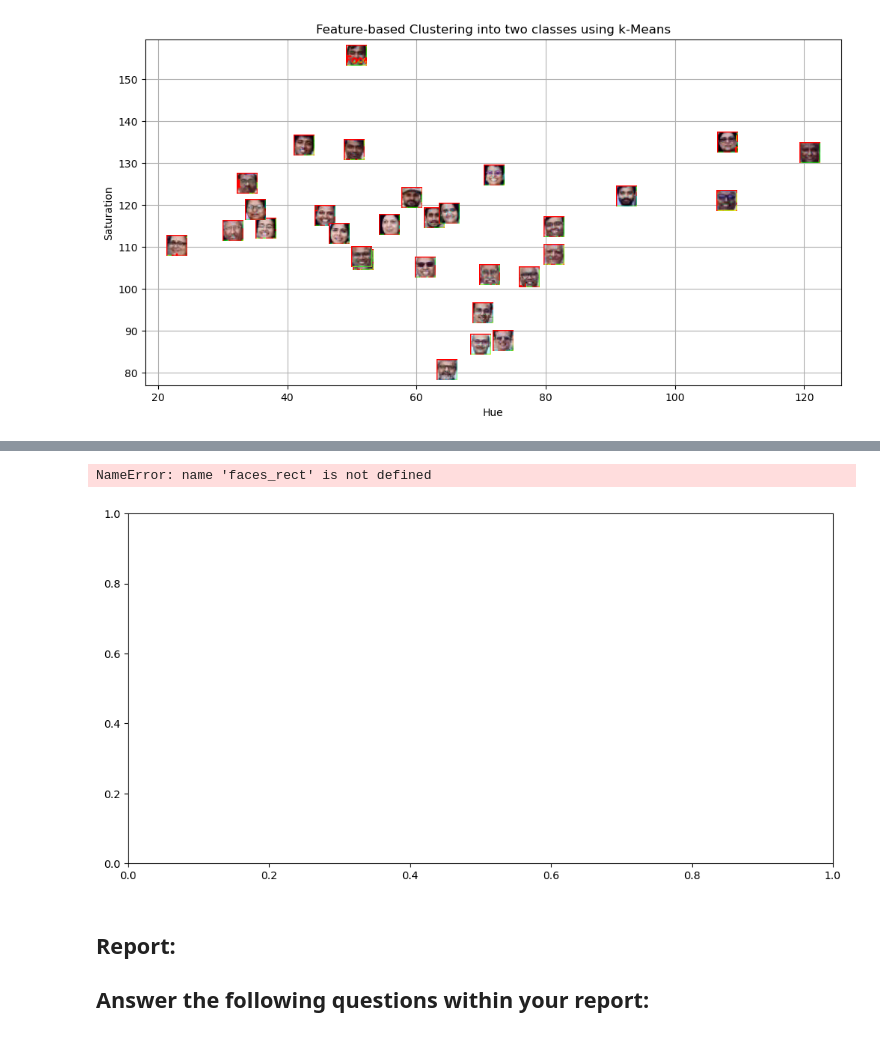
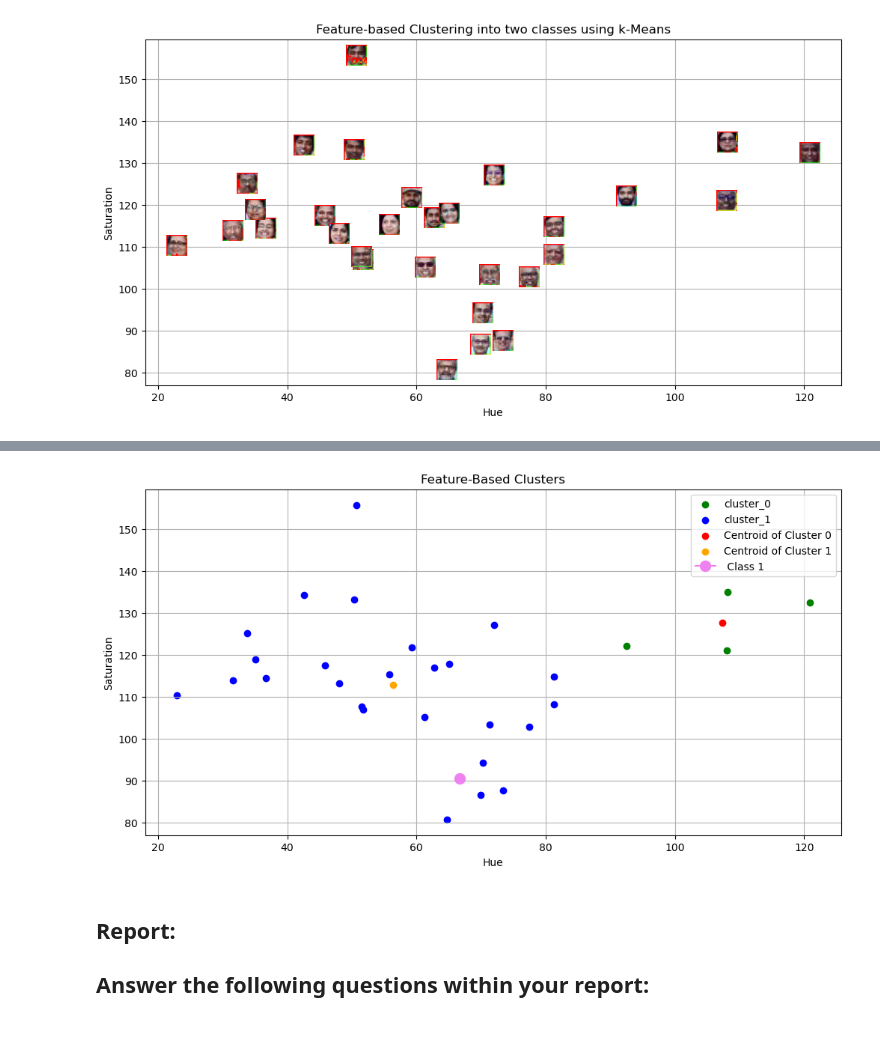
Before and after one commit to niyatidoesntcode/Distance-Based-Classification, a Jupyter notebook: NiyatiSingh_Lab5.ipynb, the cells around one changed output, grey strips where cells are left out. Saved outputs shown, nothing was run; the diff lists cells and outputs as text; code cells hidden in the pictures.

```diff
--- a/NiyatiSingh_Lab5.ipynb
+++ b/NiyatiSingh_Lab5.ipynb
@@ -139,12 +138,14 @@ plt.show()
 # %%
 ## Read the class of the template image 'Dr_Shashi_Tharoor.jpg' using cv2 and store it in template_img
-template_img = cv2.imread('Dr_Shashi_Tharoor.jpg')
+template_img = cv2.imread("Dr_Shashi_Tharoor.jpg")
 # Detect face  in the template image after converting it to gray and store it in template_faces
 gray_template = cv2.cvtColor(template_img, cv2.COLOR_BGR2GRAY)
-template_faces = face_cascade.detectMultiScale(gray_img, 1.05, 4, minSize=(100,100), maxSize=(1000,1000))
+gray_img = cv2.cvtColor(template_img, cv2.COLOR_BGR2GRAY)
+
+template_face = face_cascade.detectMultiScale(gray_img, 1.05, 4, minSize=(30,30), maxSize=(1000,1000))
 
 # Draw rectangles around the detected faces
-for (x, y, w, h) in template_faces:
+for (x, y, w, h) in template_face:
     cv2.rectangle(template_img, (x, y), (x + w, y + h), (0, 255, 0), 3)
 cv2.imshow('Detected Face in Template Image', template_img)
 
@@ -155,19 +156,11 @@ cv2.destroyAllWindows()
 template_hsv = cv2.cvtColor(template_img, cv2.COLOR_BGR2HSV)
 
 # Extract hue and saturation features from the template image as we did it for detected faces.
-template_hue_saturation = []
-
-for (x, y, w, h) in template_faces:
-    face = template_hsv[y:y + h, x:x + w]
-    hue = np.mean(face[:, :, 0])
-    saturation = np.mean(face[:, :, 1])
-    template_hue_saturation.append((hue, saturation))
-    template_face_images.append(face)
-
-template_hue_saturation = np.array(template_hue_saturation)
+template_hue = np.mean(template_hsv[:, :, 0])
+template_saturation = np.mean(template_hsv[:, :, 1])
 
 # Predict the cluster label for the template image and store it in template_label
-template_label = kmeans.predict(template_hue_saturation)[0]
+template_label = kmeans.predict([[template_hue, template_saturation]])[0]
 
 # Create a figure and axis for visualization
 fig, ax = plt.subplots(figsize=(12, 6))
@@ -189,8 +182,11 @@ im = OffsetImage(cv2.cvtColor(cv2.resize(template_img, (20, 20)), cv2.COLOR_BGR2
 ab = AnnotationBbox(im, (template_hue, template_saturation), frameon=False, pad=0)
 ax.add_artist(ab)
 
-plt.xlabel('Hue')
-plt.ylabel('Saturation')
-plt.title('Feature-based Clustering with Template Faces')
+## Put x label
+plt.xlabel("Hue")
+## Put y label
+plt.ylabel("Saturation")
+## Put title
+plt.title("Clustered Faces")
+## Add grid
 plt.grid()
-plt.show()
@@ -204,36 +202,35 @@ cluster_1_points = []
 
 # Your code for scatter plot goes here
 fig, ax = plt.subplots(figsize=(12, 6))
 for i, (x, y, w, h) in enumerate(faces_rect):
     if kmeans.labels_[i] == 0:
         cluster_0_points.append((hue_saturation[i, 0], hue_saturation[i, 1]))
     else:
         cluster_1_points.append((hue_saturation[i, 0], hue_saturation[i, 1]))
 
 # Plot points for cluster 0 in green
 cluster_0_points = np.array(cluster_0_points)
 plt.scatter(cluster_0_points[:,0], cluster_0_points[:,1], color = 'green', label = 'cluster_0')
 
 # Plot points for cluster 1 in blue
 cluster_1_points = np.array(cluster_1_points)
 plt.scatter(cluster_1_points[:,0], cluster_1_points[:,1], color = 'blue', label = 'cluster_1')
 
 # Calculate and plot centroids for both the clusters
 centroid_0 = np.mean(cluster_0_points[:,0]), np.mean(cluster_0_points[:,1])
 centroid_1 =(np.mean(cluster_1_points[:,0]), np.mean(cluster_1_points[:,1]))
 plt.scatter(centroid_0[0],centroid_0[1], color = 'red', label = 'Centroid of Cluster 0') ## plot for centroid 0
 plt.scatter(centroid_1[0],centroid_1[1], color = 'orange', label = 'Centroid of Cluster 1')  ## plot for centroid 1
-plt.plot(template_hue, template_saturation, marker='o', c= 'violet',markersize= 10, label=' Class ?' )
+plt.plot(template_hue, template_saturation, marker='o', c= 'violet',markersize= 10, label=' Class {}'.format(template_label))
 
 plt.xlabel('Hue')
 plt.ylabel('Saturation')
 plt.title('Feature-Based Clusters')
 plt.legend()
 plt.grid()
 plt.show()
 # %% [output]
-NameError: name 'faces_rect' is not defined
-[figure, old version]
+[figure, new version]
 # %% [markdown]
 ## Report:
 ## Answer the following questions within your report:
```
Also changed, not shown: parts of 5 cells of this notebook.
